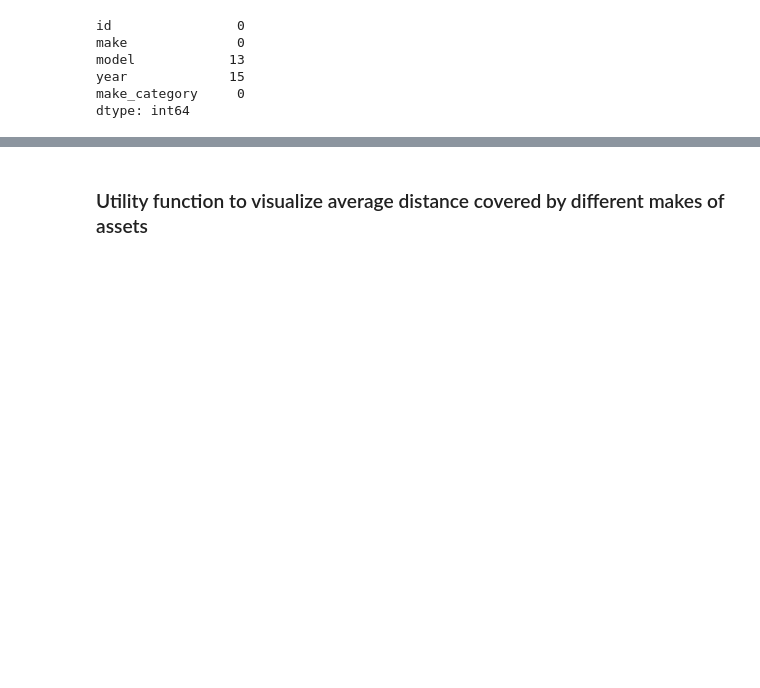
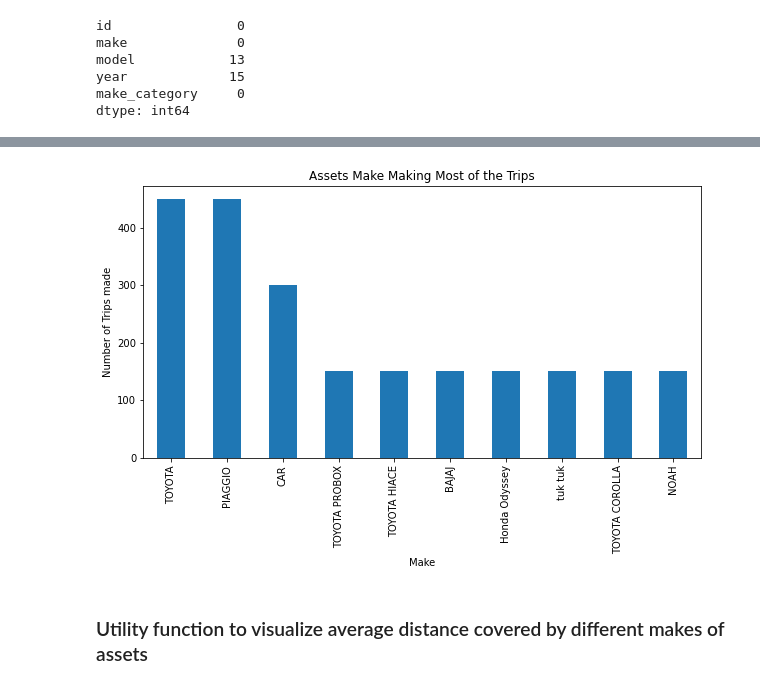
Before and after one commit to Ronnie-Leon76/Yatsa-Analytics, a Jupyter notebook: Yatsa-Analytics-EDA-refined.ipynb, the cells around one changed output, grey strips where cells are left out. Drawn from its saved outputs; the diff is of its cells as text; code cells hidden in the pictures; blank space fills up the shorter version.

```diff
--- a/Yatsa-Analytics-EDA-refined.ipynb
+++ b/Yatsa-Analytics-EDA-refined.ipynb
@@ -495,3 +484,13 @@ Lexus CT 200h                        150
 Name: make, dtype: int64
+# %%
+# visualization of the assets make making most of the trips
+plt.figure(figsize=(10, 5))
+merged_df['make'].value_counts().head(10).plot(kind='bar')
+plt.xlabel('Make')
+plt.ylabel('Number of Trips made')
+plt.title('Assets Make Making Most of the Trips')
+plt.show()
+# %% [output]
+[figure, added]
 # %% [markdown]
 ### Utility function to visualize average distance covered by different makes of assets
```
Also changed, not shown: parts of 23 cells of this notebook.
